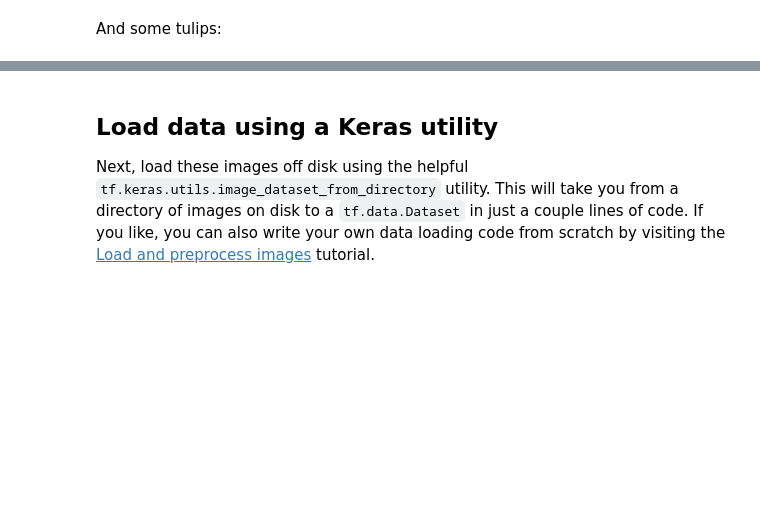
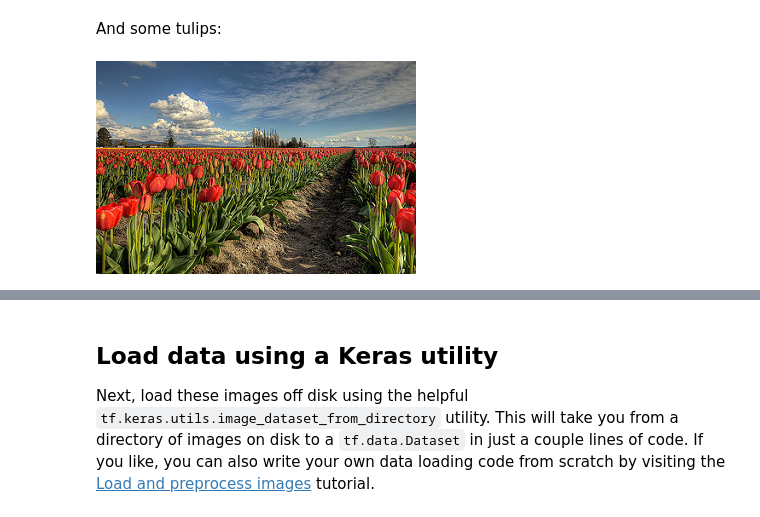
Before and after one commit to lehuongiang/My-project, a Jupyter notebook: site/en/tutorials/images/classification.ipynb, the cells around one changed output, grey strips where cells are left out. Saved outputs shown, nothing was run; the diff lists cells and outputs as text; code cells hidden in the pictures; blank space fills up the shorter version.

```diff
--- a/site/en/tutorials/images/classification.ipynb
+++ b/site/en/tutorials/images/classification.ipynb
@@ -107,2 +108,11 @@ PIL.Image.open(str(tulips[0]))
+# %%
+tulips_dir = data_dir / "flower_photos" / "tulips"
+
+# Use glob to find image files (assuming .jpg) within the tulips directory
+# You might want to also include other common image extensions like .jpeg, .png if needed
+tulips = list(tulips_dir.glob('*.jpg'))
+PIL.Image.open(str(tulips[0]))
+# %% [output]
+[figure, added]
 # %%
 PIL.Image.open(str(tulips[1]))
```
Also changed, not shown: parts of 25 cells of this notebook.
